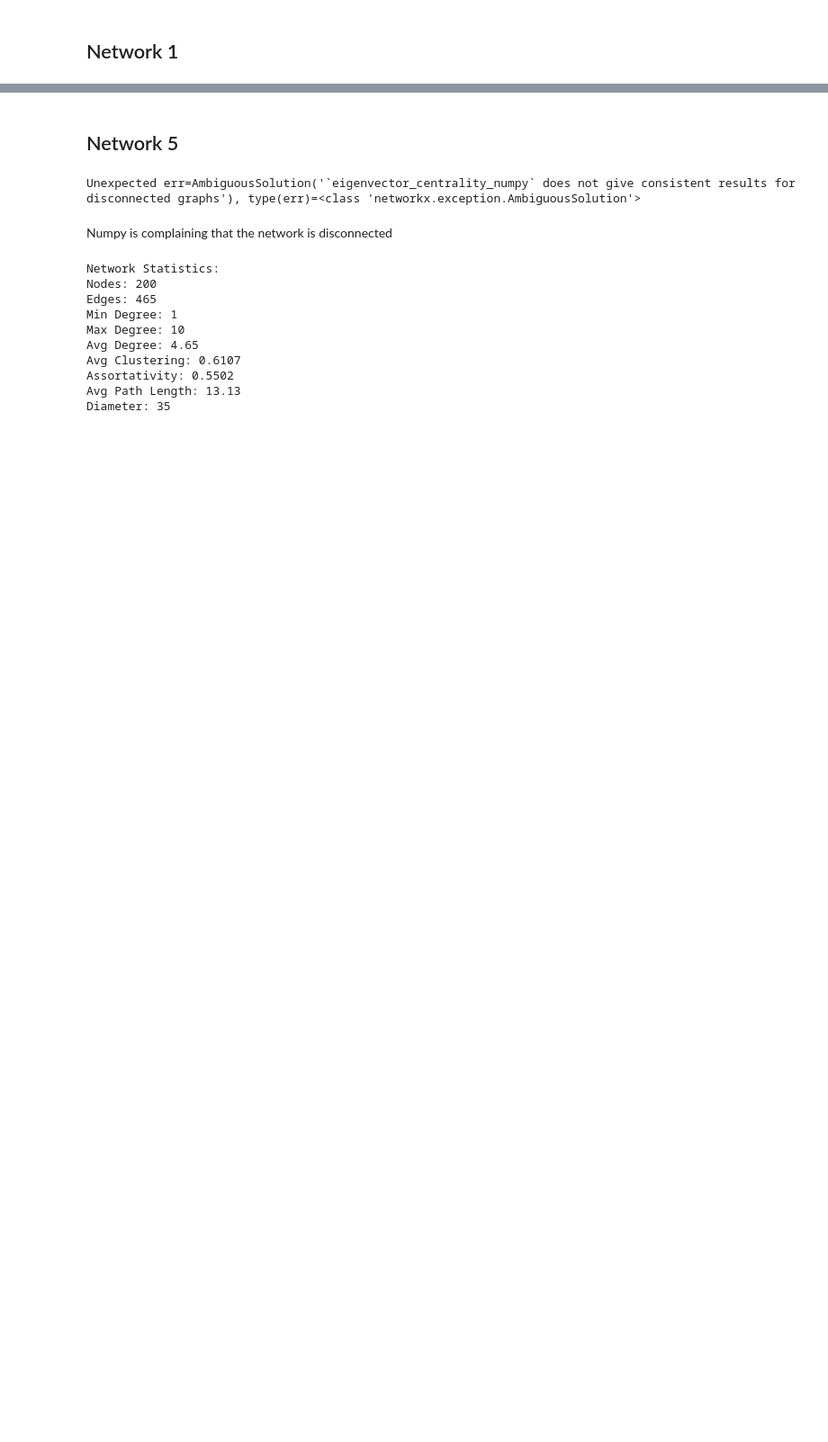
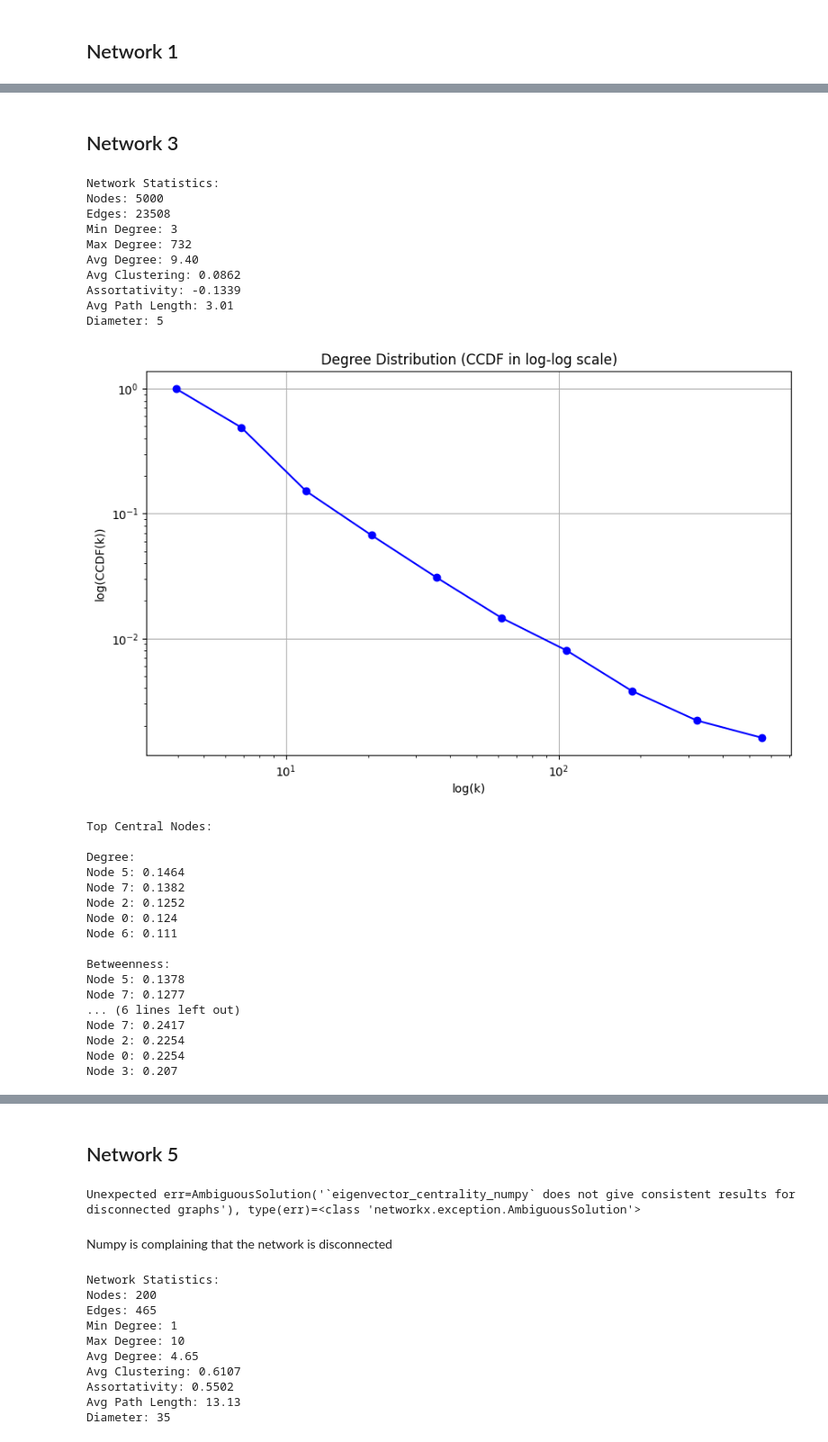
Before and after one commit to Suiwen-D/CN-A1, a Jupyter notebook: A1.ipynb, the cells around one changed output, grey strips where cells are left out. Shown at 90% size. Saved outputs shown, nothing was run; the diff lists cells and outputs as text; code cells hidden in the pictures; blank space fills up the shorter version.

```diff
--- a/A1.ipynb
+++ b/A1.ipynb
@@ -137,0 +208,36 @@ results = analyze_network(G)
+# %% [markdown]
+## Network 3
+# %%
+G = nx.read_pajek('./net3.net')
+results = analyze_network(G)
+# %%
+print_stats(results)
+# %% [output]
+Network Statistics:
+Nodes: 5000
+Edges: 23508
+Min Degree: 3
+Max Degree: 732
+Avg Degree: 9.40
+Avg Clustering: 0.0862
+Assortativity: -0.1339
+Avg Path Length: 3.01
+Diameter: 5
+[figure, added]
+Top Central Nodes:
+
+Degree:
+Node 5: 0.1464
+Node 7: 0.1382
+Node 2: 0.1252
+Node 0: 0.124
+Node 6: 0.111
+
+Betweenness:
+Node 5: 0.1378
+Node 7: 0.1277
+... (6 lines left out)
+Node 7: 0.2417
+Node 2: 0.2254
+Node 0: 0.2254
+Node 3: 0.207
```
Also changed, not shown: parts of 10 cells of this notebook.
